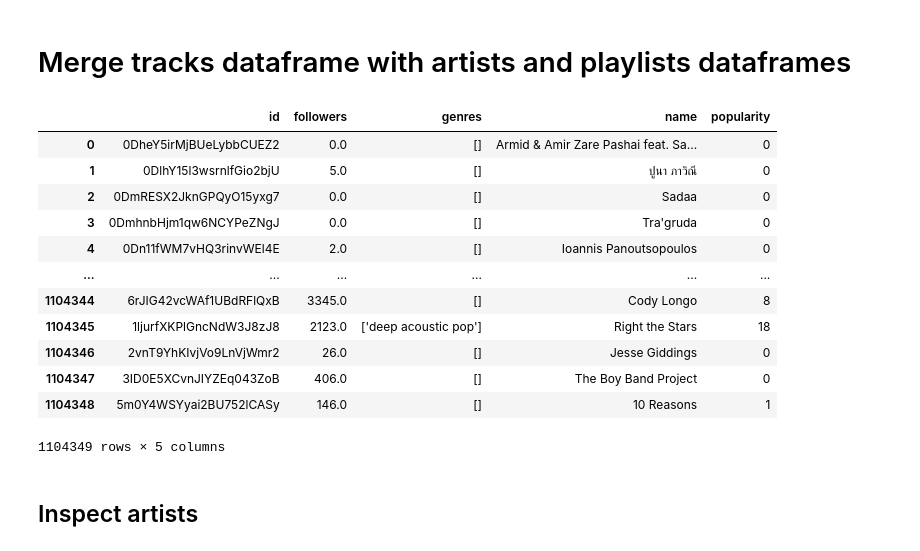
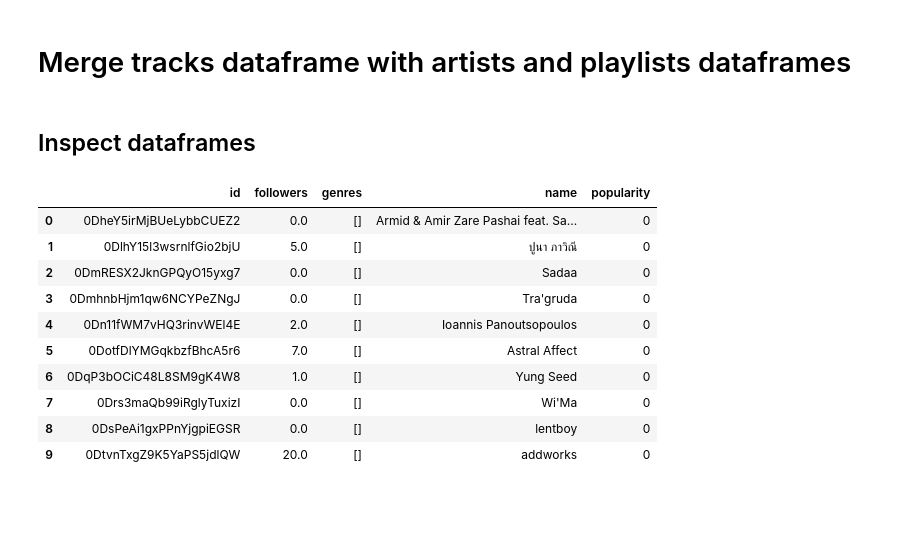
Before and after one commit to halmasieh/Spotify_Analysis, a Jupyter notebook: tracks_eda_etl.ipynb, the cells around one changed output. Saved outputs shown, nothing was run; the diff lists cells and outputs as text; code cells hidden in the pictures; blank space fills up the shorter version.

```diff
--- a/tracks_eda_etl.ipynb
+++ b/tracks_eda_etl.ipynb
@@ -374,21 +374,23 @@ False
 # %%
 # Read artists.csv
 artists_path = "../spotify_data/artists.csv"
+playlists_path = "Resources/playlist_frequency.csv"
+
 artists_df = pd.read_csv(artists_path)
-artists_df
+playlists_df = pd.read_csv(playlists_path)
-# %% [output]
-|  | id | followers | genres | name | popularity |
-| 0 | 0DheY5irMjBUeLybbCUEZ2 | 0.0 | [] | Armid & Amir Zare Pashai feat. Sa... | 0 |
-| 1 | 0DlhY15l3wsrnlfGio2bjU | 5.0 | [] | ปูนา ภาวิณี | 0 |
-| 2 | 0DmRESX2JknGPQyO15yxg7 | 0.0 | [] | Sadaa | 0 |
-| 3 | 0DmhnbHjm1qw6NCYPeZNgJ | 0.0 | [] | Tra'gruda | 0 |
-| 4 | 0Dn11fWM7vHQ3rinvWEl4E | 2.0 | [] | Ioannis Panoutsopoulos | 0 |
-| ... | ... | ... | ... | ... | ... |
-| 1104344 | 6rJIG42vcWAf1UBdRFlQxB | 3345.0 | [] | Cody Longo | 8 |
-| 1104345 | 1ljurfXKPlGncNdW3J8zJ8 | 2123.0 | ['deep acoustic pop'] | Right the Stars | 18 |
-| 1104346 | 2vnT9YhKIvjVo9LnVjWmr2 | 26.0 | [] | Jesse Giddings | 0 |
-| 1104347 | 3ID0E5XCvnJIYZEq043ZoB | 406.0 | [] | The Boy Band Project | 0 |
-| 1104348 | 5m0Y4WSYyai2BU752lCASy | 146.0 | [] | 10 Reasons | 1 |
-1104349 rows × 5 columns
 # %% [markdown]
-## Inspect artists
+## Inspect dataframes
+# %%
+artists_df.head(10)
+# %% [output]
+|  | id | followers | genres | name | popularity |
+| 0 | 0DheY5irMjBUeLybbCUEZ2 | 0.0 | [] | Armid & Amir Zare Pashai feat. Sa... | 0 |
+| 1 | 0DlhY15l3wsrnlfGio2bjU | 5.0 | [] | ปูนา ภาวิณี | 0 |
+| 2 | 0DmRESX2JknGPQyO15yxg7 | 0.0 | [] | Sadaa | 0 |
+| 3 | 0DmhnbHjm1qw6NCYPeZNgJ | 0.0 | [] | Tra'gruda | 0 |
+| 4 | 0Dn11fWM7vHQ3rinvWEl4E | 2.0 | [] | Ioannis Panoutsopoulos | 0 |
+| 5 | 0DotfDlYMGqkbzfBhcA5r6 | 7.0 | [] | Astral Affect | 0 |
+| 6 | 0DqP3bOCiC48L8SM9gK4W8 | 1.0 | [] | Yung Seed | 0 |
+| 7 | 0Drs3maQb99iRglyTuxizI | 0.0 | [] | Wi'Ma | 0 |
+| 8 | 0DsPeAi1gxPPnYjgpiEGSR | 0.0 | [] | lentboy | 0 |
+| 9 | 0DtvnTxgZ9K5YaPS5jdlQW | 20.0 | [] | addworks | 0 |
```
Also changed, not shown: parts of 7 cells of this notebook.
